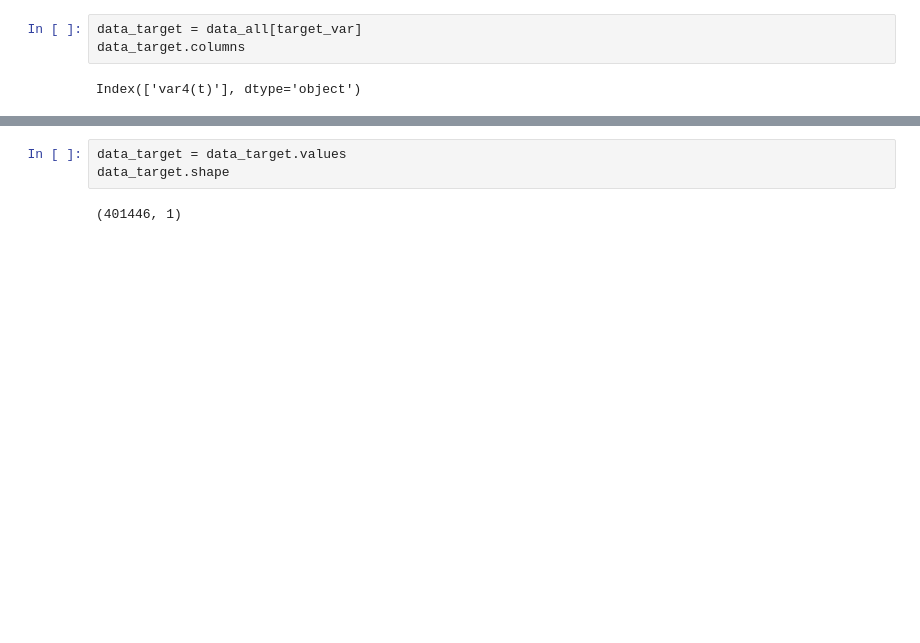
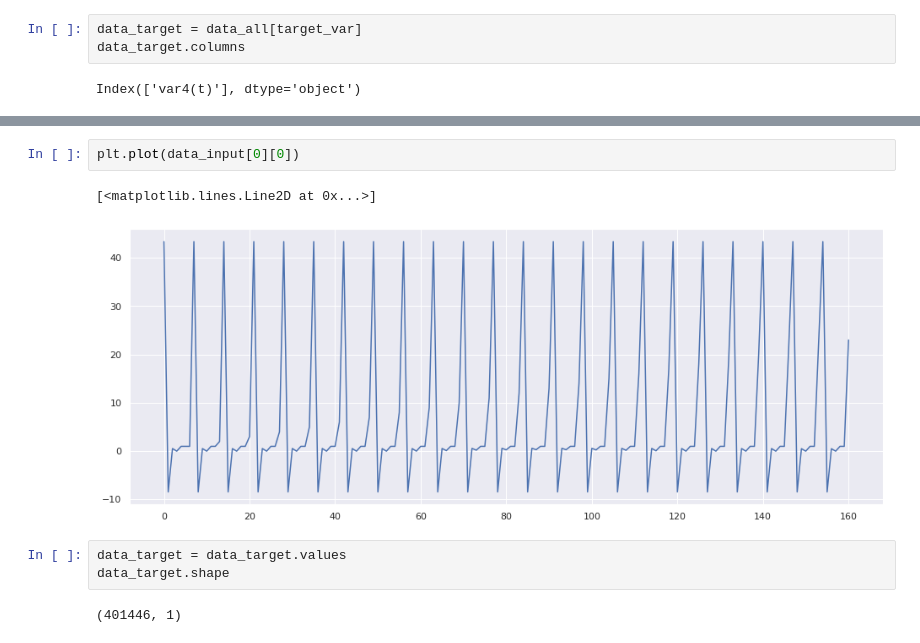
Before and after one commit to luiscib3r/Solar-Rad-Forecasting, a Jupyter notebook: 09.ipynb, the cells around one changed output, grey strips where cells are left out. Drawn from its saved outputs; the diff is of its cells as text; blank space fills up the shorter version.

```diff
--- a/09.ipynb
+++ b/09.ipynb
@@ -342,3 +342,8 @@ data_input.shape
+# %%
+plt.plot(data_input[0][0])
+# %% [output]
+[<matplotlib.lines.Line2D at 0x...>]
+[figure, added]
 # %%
 data_target = data_target.values
 data_target.shape
```
Also changed, not shown: parts of 14 cells of this notebook, 2 other files.
